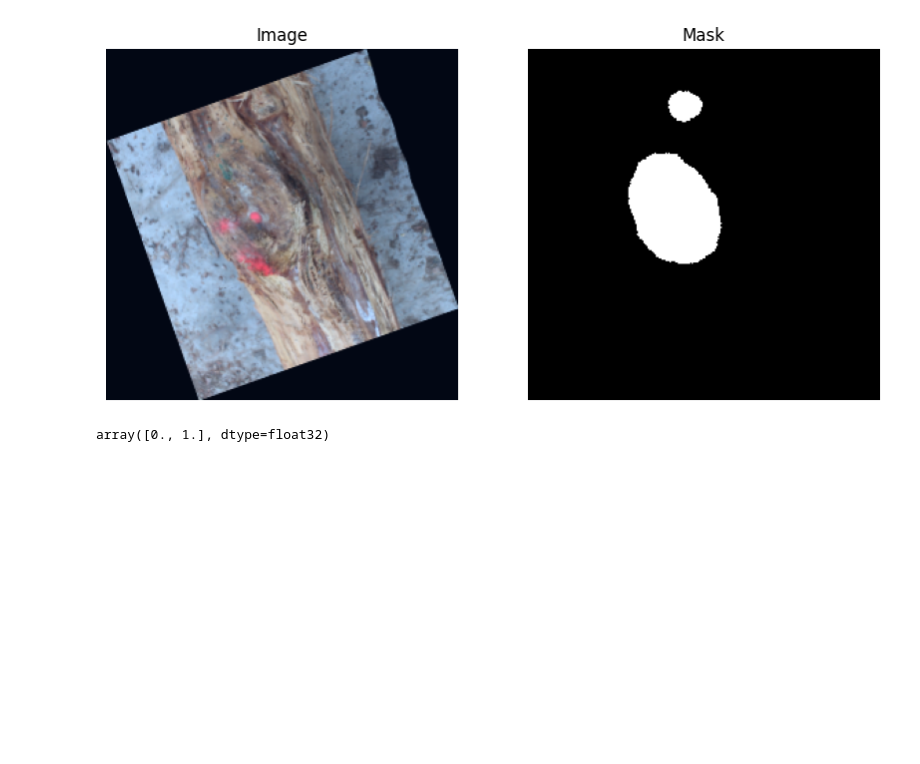
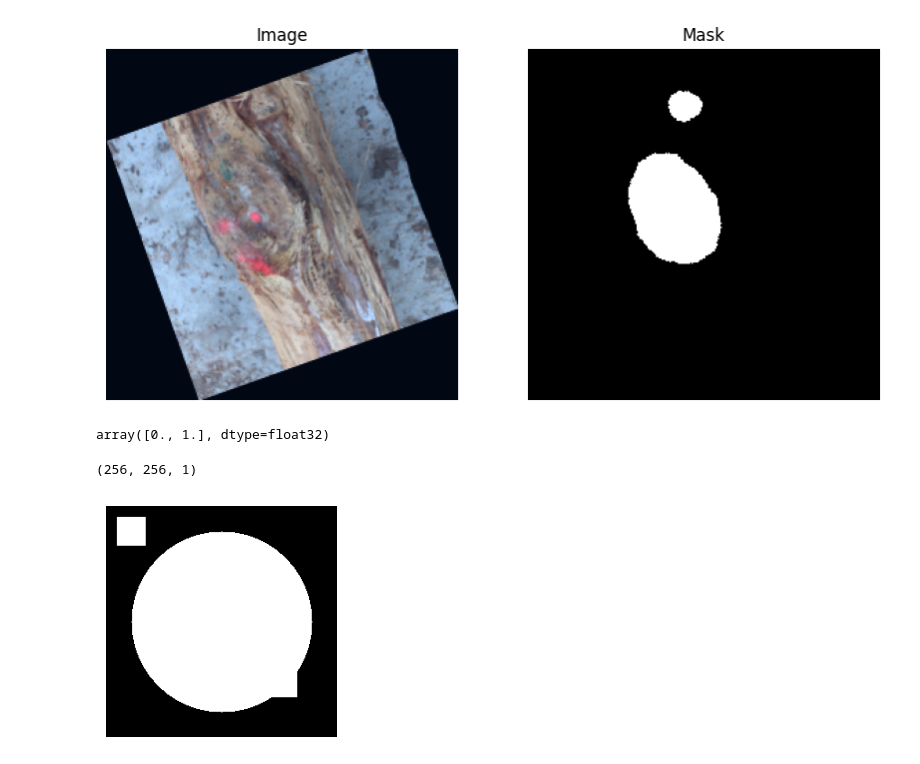
Before and after one commit to AllIAskOfYou/woodknots, a Jupyter notebook: scripts/vignette.ipynb, the cells around one changed output. Saved outputs shown, nothing was run; the diff lists cells and outputs as text; code cells hidden in the pictures; blank space fills up the shorter version.

```diff
--- a/scripts/vignette.ipynb
+++ b/scripts/vignette.ipynb
@@ -170,3 +170,20 @@ Clipping input data to the valid range for imshow with RGB data ([0..1] for floa
 np.unique(out_mask)
 # %% [output]
 array([0., 1.], dtype=float32)
+# %%
+import cv2
+from matplotlib import pyplot as plt
+import numpy as np
+
+image = np.zeros((256, 256, 1), dtype=np.uint8)
+cv2.circle(image, (128, 128), 100, 255, -1)
+image[12:44, 12:44] = 255
+image[112:212, 112:212] = 255
+print(image.shape)
+plt.figure(figsize=(3, 3))
+plt.imshow(image, cmap="gray", vmin=0, vmax=255)
+plt.axis("off")
+plt.show()
+# %% [output]
+(256, 256, 1)
+[figure, added]
```
Also changed, not shown: parts of 2 cells of this notebook, 12 other files.
